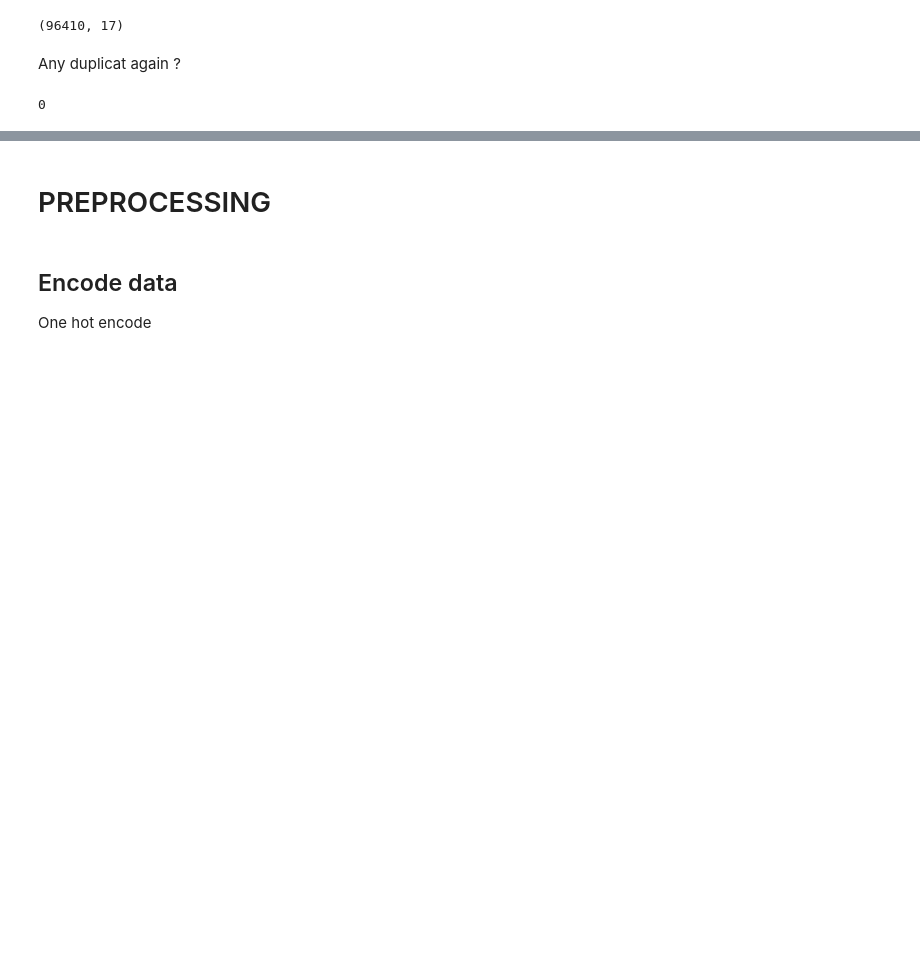
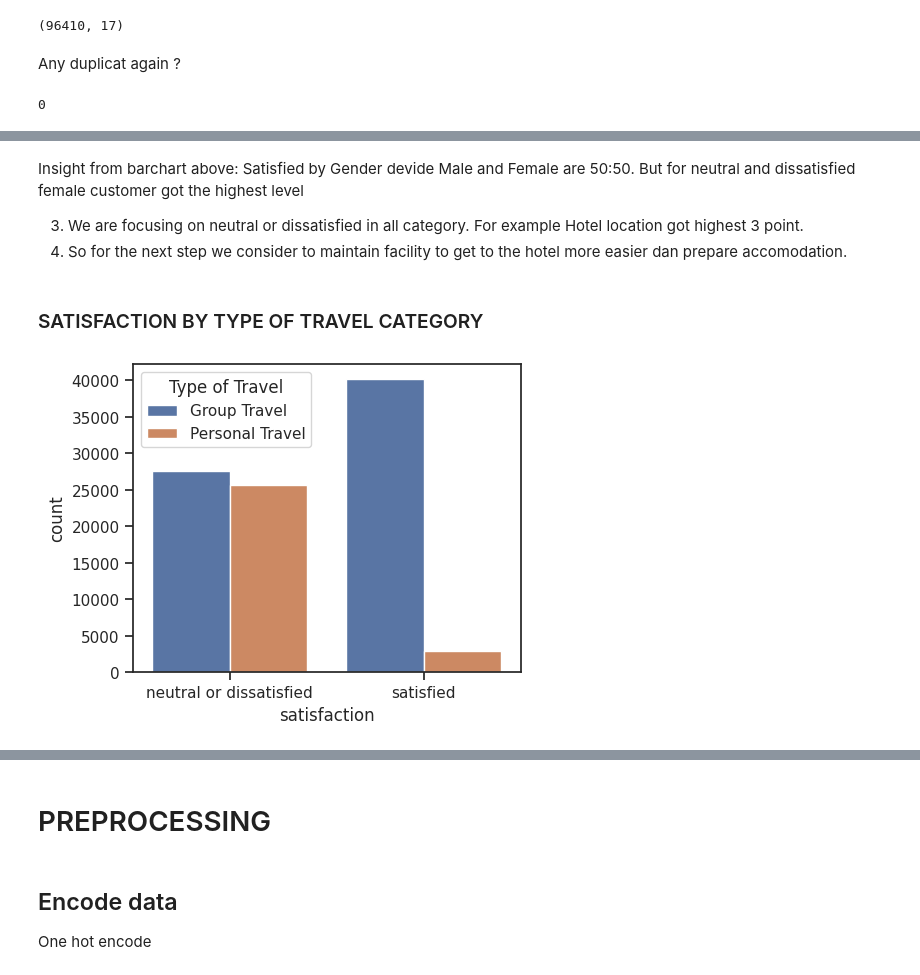
Before and after one commit to Vikry99/Final_Project, a Jupyter notebook: Final_Project_Anaconda.ipynb, the cells around one changed output, grey strips where cells are left out. Cells and saved outputs as stored; diff of their text form; code cells hidden in the pictures; blank space fills up the shorter version.

```diff
--- a/Final_Project_Anaconda.ipynb
+++ b/Final_Project_Anaconda.ipynb
@@ -186,0 +194,19 @@ Penjelasan mengenai data diatas
+# %% [markdown]
+Insight from barchart above:
+Satisfied by Gender devide Male and Female are 50:50. But for neutral and dissatisfied female customer got the highest level
+
+3. We are focusing on neutral or dissatisfied in all category. For example Hotel location got highest 3 point.
+4. So for the next step we consider to maintain facility to get to the hotel more easier dan prepare accomodation.
+# %% [markdown]
+### SATISFACTION BY TYPE OF TRAVEL CATEGORY
+# %%
+# Create subplots for multiple plots
+fig, axes = plt.subplots(nrows=1, ncols=1, figsize=(5,4))
+
+# Plot the relationships between satisfaction and other variables
+sns.countplot(x="satisfaction", hue="Type of Travel", data=df)
+
+# Display the plots
+plt.show()
+# %% [output]
+[figure, added]
```
Also changed, not shown: parts of 21 cells of this notebook.
